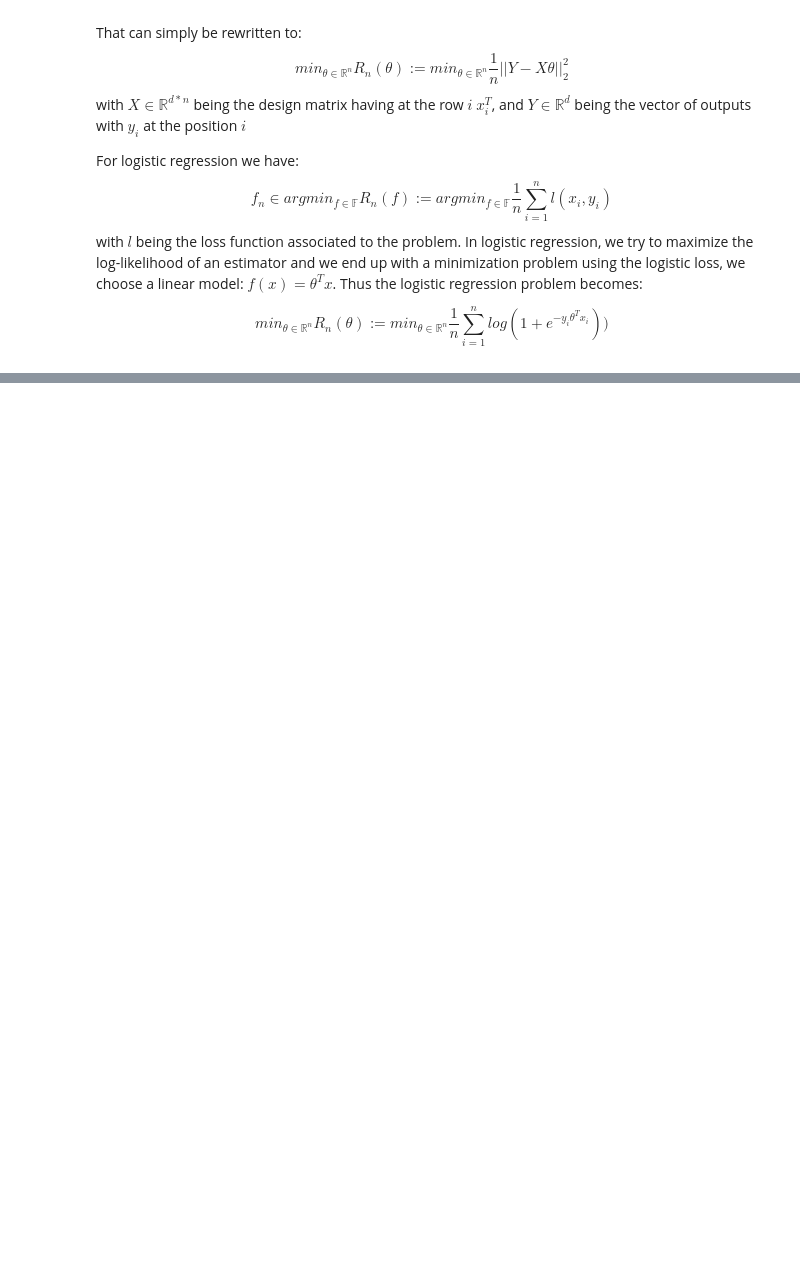
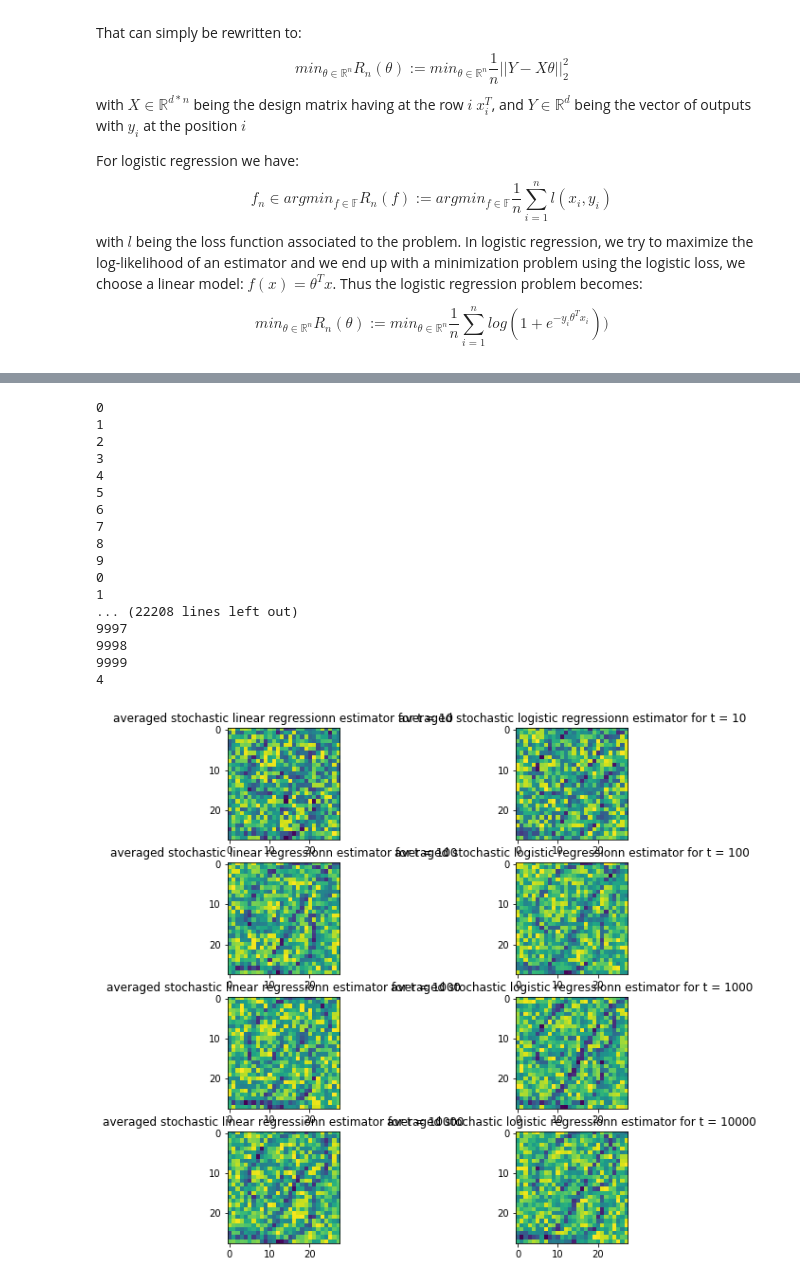
Before and after one commit to NizarGhandri/fonts_recognition, a Jupyter notebook: models.ipynb, the cells around one changed output, grey strips where cells are left out. Drawn from its saved outputs; the diff is of its cells as text; code cells hidden in the pictures; blank space fills up the shorter version.

```diff
--- a/models.ipynb
+++ b/models.ipynb
@@ -223,3 +254,41 @@ plot(b, a, np.arange(len(b)))
+# %%
+fig=plt.figure(figsize=(10, 10))
+
+for i in range(1, 5):
+    t= 10**i
+    _, _, _, a = stochastic_gradient_descent(square_loss, square_gradient, np.random.uniform(0, 1, (pixel_height*pixel_width, 1)),
+                                                  square_classify, eta_square, t)
+
+    _, _, _, b = stochastic_gradient_descent(logistic_loss, logistic_gradient, np.random.uniform(0, 1, (pixel_height*pixel_width, 1)),
+                               logistic_classify, eta_log, t)
+
+    print(i)
+    fig.add_subplot(4, 2, 2*i - 1)
+    plt.imshow(np.reshape(a, (pixel_height,pixel_width)))
+    plt.title("averaged stochastic linear regressionn estimator for t = " + str(t))
+
+    fig.add_subplot(4, 2, 2*i)
+    plt.imshow(np.reshape(b, (pixel_height,pixel_width)))
+    plt.title("averaged stochastic logistic regressionn estimator for t = " + str(t))
+# %% [output]
+0
+1
+2
+3
+4
+5
+6
+7
+8
+9
+0
+1
+... (22208 lines left out)
+9997
+9998
+9999
+4
+[figure, added]
 # %%
 def k_nn_one_example (example, k, x, y, distance_function):
     x_training = x
```
Also changed, not shown: parts of 8 cells of this notebook.
